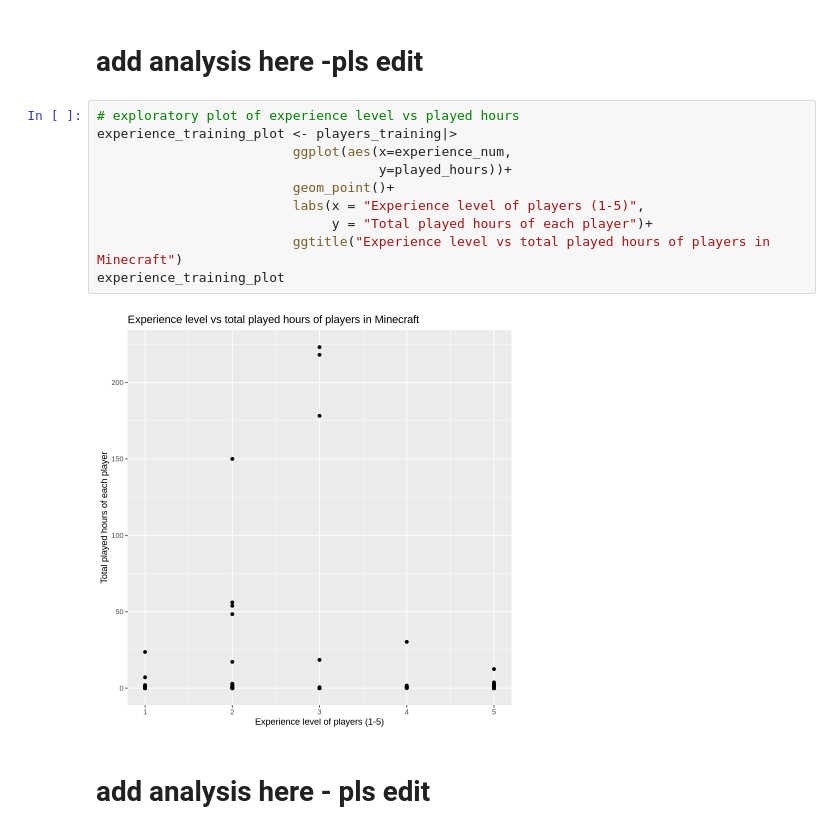
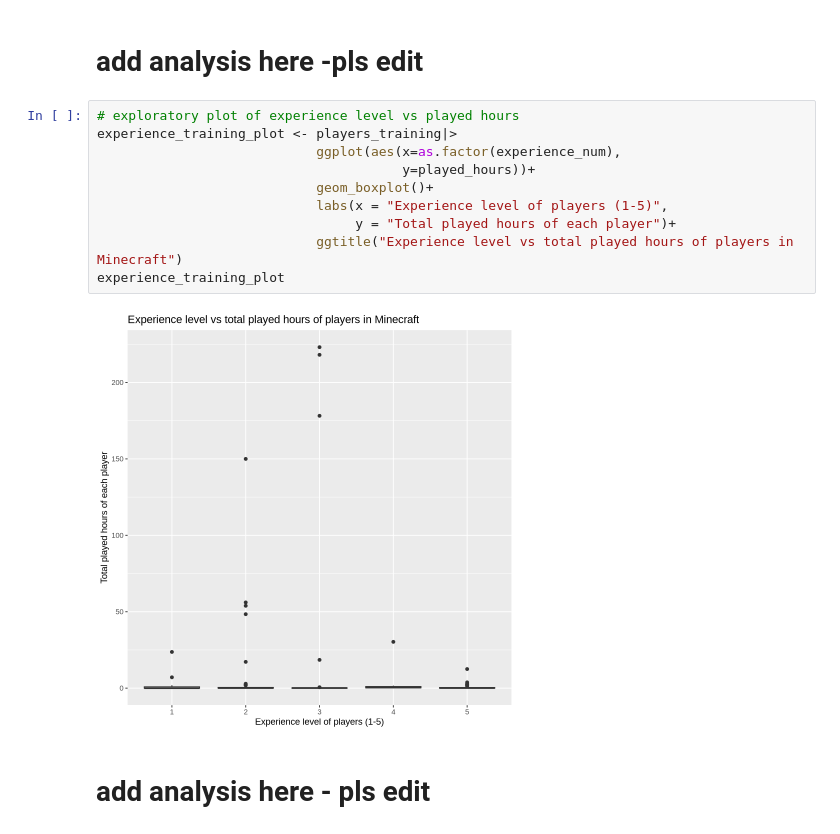
Before and after one commit to janeymhe/dsci-100-project, a Jupyter notebook: final_project.ipynb, the cells around one changed output. Saved outputs shown, nothing was run; the diff lists cells and outputs as text.

```diff
--- a/final_project.ipynb
+++ b/final_project.ipynb
@@ -66,14 +88,14 @@ age_training_plot
 # %%
 # exploratory plot of experience level vs played hours
 experience_training_plot <- players_training|>
-                         ggplot(aes(x=experience_num,
-                                    y=played_hours))+
-                         geom_point()+
-                         labs(x = "Experience level of players (1-5)",
-                              y = "Total played hours of each player")+
-                         ggtitle("Experience level vs total played hours of players in Minecraft")
+                            ggplot(aes(x=as.factor(experience_num),
+                                       y=played_hours))+
+                            geom_boxplot()+
+                            labs(x = "Experience level of players (1-5)",
+                                 y = "Total played hours of each player")+
+                            ggtitle("Experience level vs total played hours of players in Minecraft")
 experience_training_plot
 # %% [output]
-[figure, old version]
+[figure, new version]
 # %% [markdown]
 # add analysis here  - pls edit
```
Also changed, not shown: parts of 8 cells of this notebook, 3 other files.
